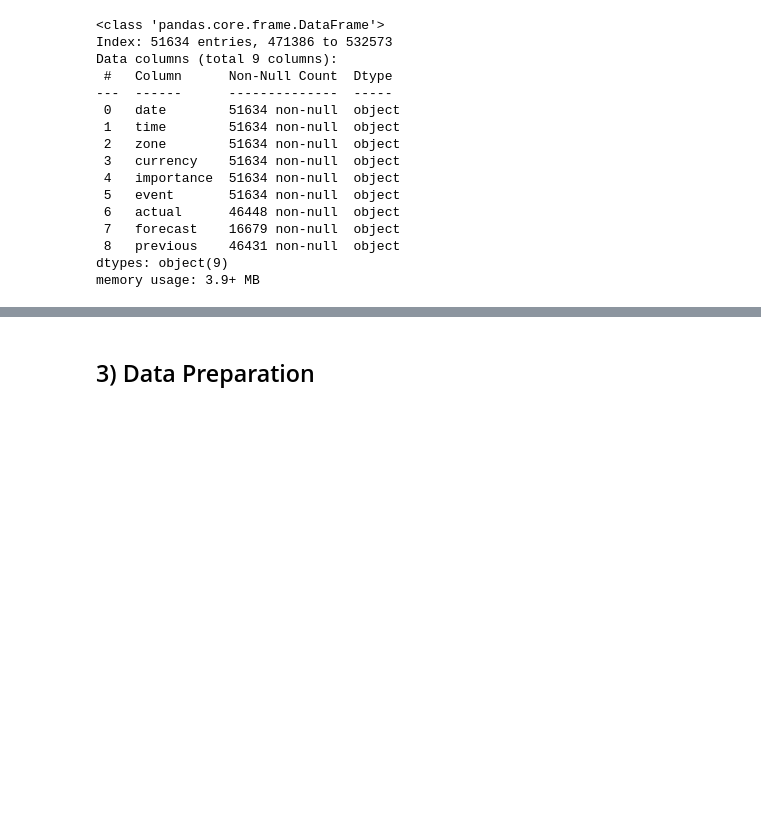
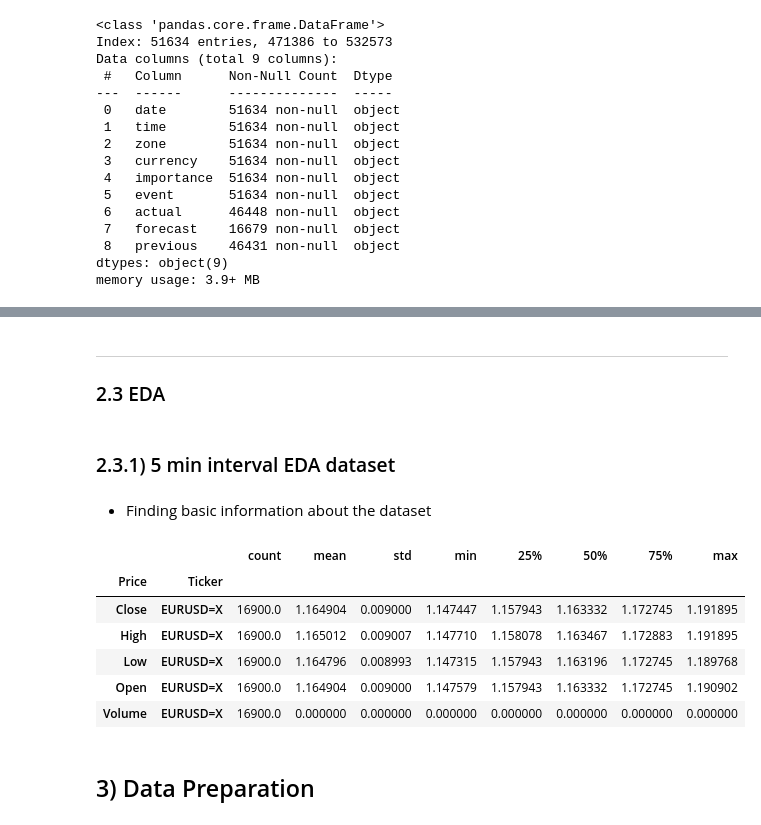
Before and after one commit to eugene-maina72/FX-trading-bot-EUR-USD, a Jupyter notebook: notebook.ipynb, the cells around one changed output, grey strips where cells are left out. Cells and saved outputs as stored; diff of their text form; code cells hidden in the pictures; blank space fills up the shorter version.

```diff
--- a/notebook.ipynb
+++ b/notebook.ipynb
@@ -493,6 +495,24 @@ relevant_events.head()
 | 398324 | 02/01/2020 | 08:00 | austria | EUR | low | Austrian Unemployment Rate (Dec) | 8.5% | NaN | 7.3% |
 | 398337 | 02/01/2020 | 11:00 | portugal | EUR | low | Portuguese Business Confidence (Dec) | 2.1 | NaN | 2.1 |
 | 398335 | 02/01/2020 | 11:00 | portugal | EUR | low | Portuguese Consumer Confidence (Dec) | -7.20 | NaN | -6.90 |
+# %% [markdown]
+***
+
+### 2.3 EDA
+# %% [markdown]
+### 2.3.1) 5 min interval EDA dataset
+# %% [markdown]
+* Finding basic information about the dataset
+# %%
+five_min.describe().T
+# %% [output]
+|  |  | count | mean | std | min | 25% | 50% | 75% | max |
+| Price | Ticker |  |  |  |  |  |  |  |  |
+| Close | EURUSD=X | 16900.0 | 1.164904 | 0.009000 | 1.147447 | 1.157943 | 1.163332 | 1.172745 | 1.191895 |
+| High | EURUSD=X | 16900.0 | 1.165012 | 0.009007 | 1.147710 | 1.158078 | 1.163467 | 1.172883 | 1.191895 |
+| Low | EURUSD=X | 16900.0 | 1.164796 | 0.008993 | 1.147315 | 1.157943 | 1.163196 | 1.172745 | 1.189768 |
+| Open | EURUSD=X | 16900.0 | 1.164904 | 0.009000 | 1.147579 | 1.157943 | 1.163332 | 1.172745 | 1.190902 |
+| Volume | EURUSD=X | 16900.0 | 0.000000 | 0.000000 | 0.000000 | 0.000000 | 0.000000 | 0.000000 | 0.000000 |
 # %% [markdown]
 ## 3) Data Preparation
 # %% [markdown]
```
Also changed, not shown: parts of 1 cell of this notebook.
